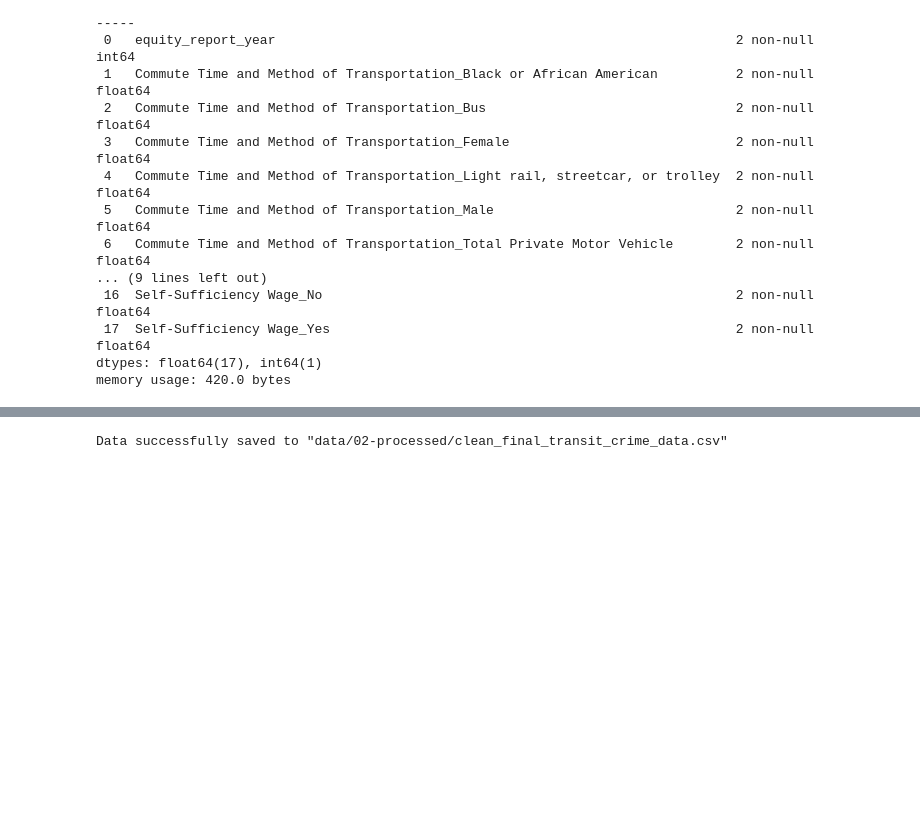
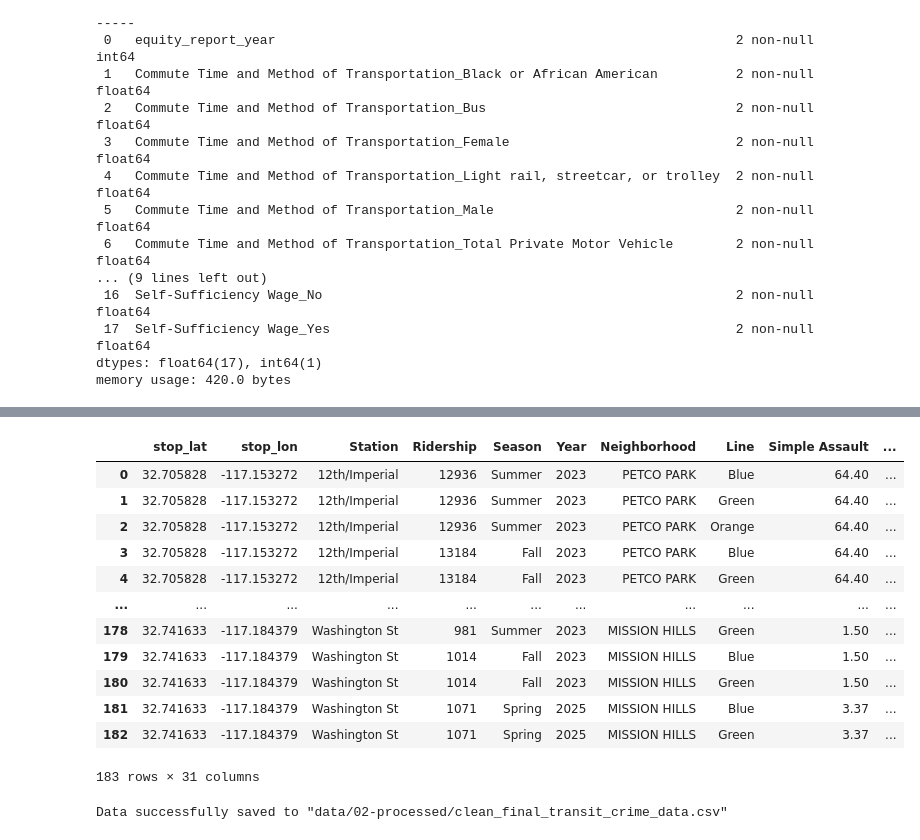
Before and after one commit to COGS108/Group022_WI26, a Jupyter notebook: 03-FinalProject.ipynb, the cells around one changed output, grey strips where cells are left out. Saved outputs shown, nothing was run; the diff lists cells and outputs as text; code cells hidden in the pictures; blank space fills up the shorter version.

```diff
--- a/03-FinalProject.ipynb
+++ b/03-FinalProject.ipynb
@@ -330,3 +409,19 @@ memory usage: 43.0+ KB
+# %%
+df
+# %% [output]
+|  | stop_lat | stop_lon | Station | Ridership | Season | Year | Neighborhood | Line | Simple Assault | ... |
+| 0 | 32.705828 | -117.153272 | 12th/Imperial | 12936 | Summer | 2023 | PETCO PARK | Blue | 64.40 | ... |
+| 1 | 32.705828 | -117.153272 | 12th/Imperial | 12936 | Summer | 2023 | PETCO PARK | Green | 64.40 | ... |
+| 2 | 32.705828 | -117.153272 | 12th/Imperial | 12936 | Summer | 2023 | PETCO PARK | Orange | 64.40 | ... |
+| 3 | 32.705828 | -117.153272 | 12th/Imperial | 13184 | Fall | 2023 | PETCO PARK | Blue | 64.40 | ... |
+| 4 | 32.705828 | -117.153272 | 12th/Imperial | 13184 | Fall | 2023 | PETCO PARK | Green | 64.40 | ... |
+| ... | ... | ... | ... | ... | ... | ... | ... | ... | ... | ... |
+| 178 | 32.741633 | -117.184379 | Washington St | 981 | Summer | 2023 | MISSION HILLS | Green | 1.50 | ... |
+| 179 | 32.741633 | -117.184379 | Washington St | 1014 | Fall | 2023 | MISSION HILLS | Blue | 1.50 | ... |
+| 180 | 32.741633 | -117.184379 | Washington St | 1014 | Fall | 2023 | MISSION HILLS | Green | 1.50 | ... |
+| 181 | 32.741633 | -117.184379 | Washington St | 1071 | Spring | 2025 | MISSION HILLS | Blue | 3.37 | ... |
+| 182 | 32.741633 | -117.184379 | Washington St | 1071 | Spring | 2025 | MISSION HILLS | Green | 3.37 | ... |
+183 rows × 31 columns
 # %%
 folder_name = os.path.join('data', '02-processed')
 file_name = f'clean_final_transit_crime_data.csv'
```
Also changed, not shown: parts of 21 cells of this notebook.
